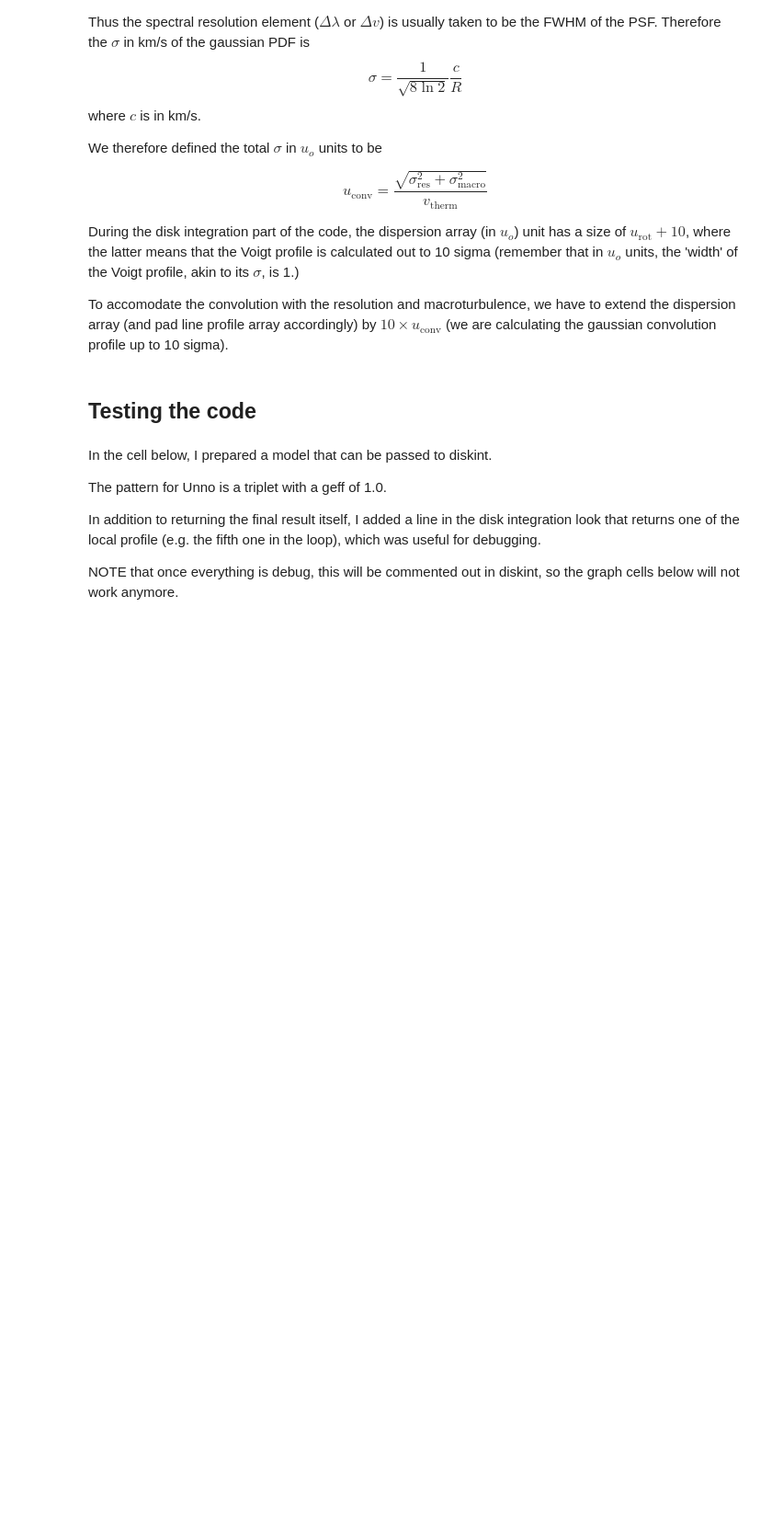
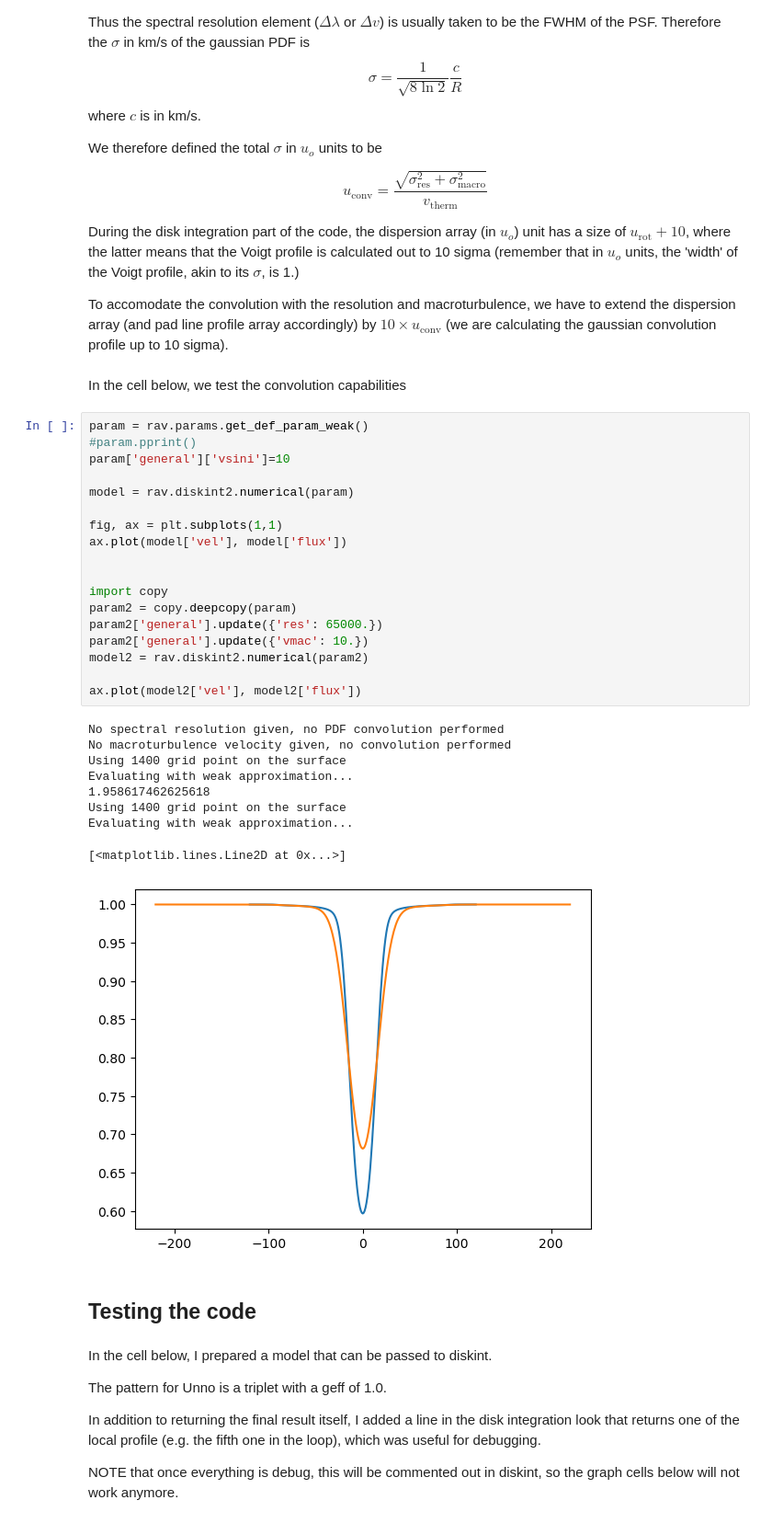
Before and after one commit to veropetit/pyRaven, a Jupyter notebook: diskint2_doc.ipynb, the cells around one changed output. Shown at 92% size. Cells and saved outputs as stored; diff of their text form; blank space fills up the shorter version.

Commit message:
Add the convolution of macro and res to diskint.numerical

```diff
--- a/diskint2_doc.ipynb
+++ b/diskint2_doc.ipynb
@@ -684,6 +684,36 @@ $$u_\mathrm{conv} = \frac{\sqrt{\sigma_\mathrm{res}^2+\sigma_\mathrm{macro}^2}}{
 During the disk integration part of the code, the dispersion array (in $u_o$) unit has a size of $u_\mathrm{rot}+10$, where the latter means that the Voigt profile is calculated out to 10 sigma (remember that in $u_o$ units, the 'width' of the Voigt profile, akin to its $\sigma$, is 1.)
 
 To accomodate the convolution with the resolution and macroturbulence, we have to extend the dispersion array (and pad line profile array accordingly) by $10\times u_\mathrm{conv}$ (we are calculating the gaussian convolution profile up to 10 sigma).
+# %% [markdown]
+In the cell below, we test the convolution capabilities
+# %%
+param = rav.params.get_def_param_weak()
+#param.pprint()
+param['general']['vsini']=10
+
+model = rav.diskint2.numerical(param)
+
+fig, ax = plt.subplots(1,1)
+ax.plot(model['vel'], model['flux'])
+
+
+import copy
+param2 = copy.deepcopy(param)
+param2['general'].update({'res': 65000.})
+param2['general'].update({'vmac': 10.})
+model2 = rav.diskint2.numerical(param2)
+
+ax.plot(model2['vel'], model2['flux'])
+# %% [output]
+No spectral resolution given, no PDF convolution performed
+No macroturbulence velocity given, no convolution performed
+Using 1400 grid point on the surface
+Evaluating with weak approximation...
+1.958617462625618
+Using 1400 grid point on the surface
+Evaluating with weak approximation...
+[<matplotlib.lines.Line2D at 0x...>]
+[figure, added]
 # %% [markdown]
 ## Testing the code
 # %% [markdown]
```
Also changed, not shown: parts of 1 cell of this notebook, 2 other files.
